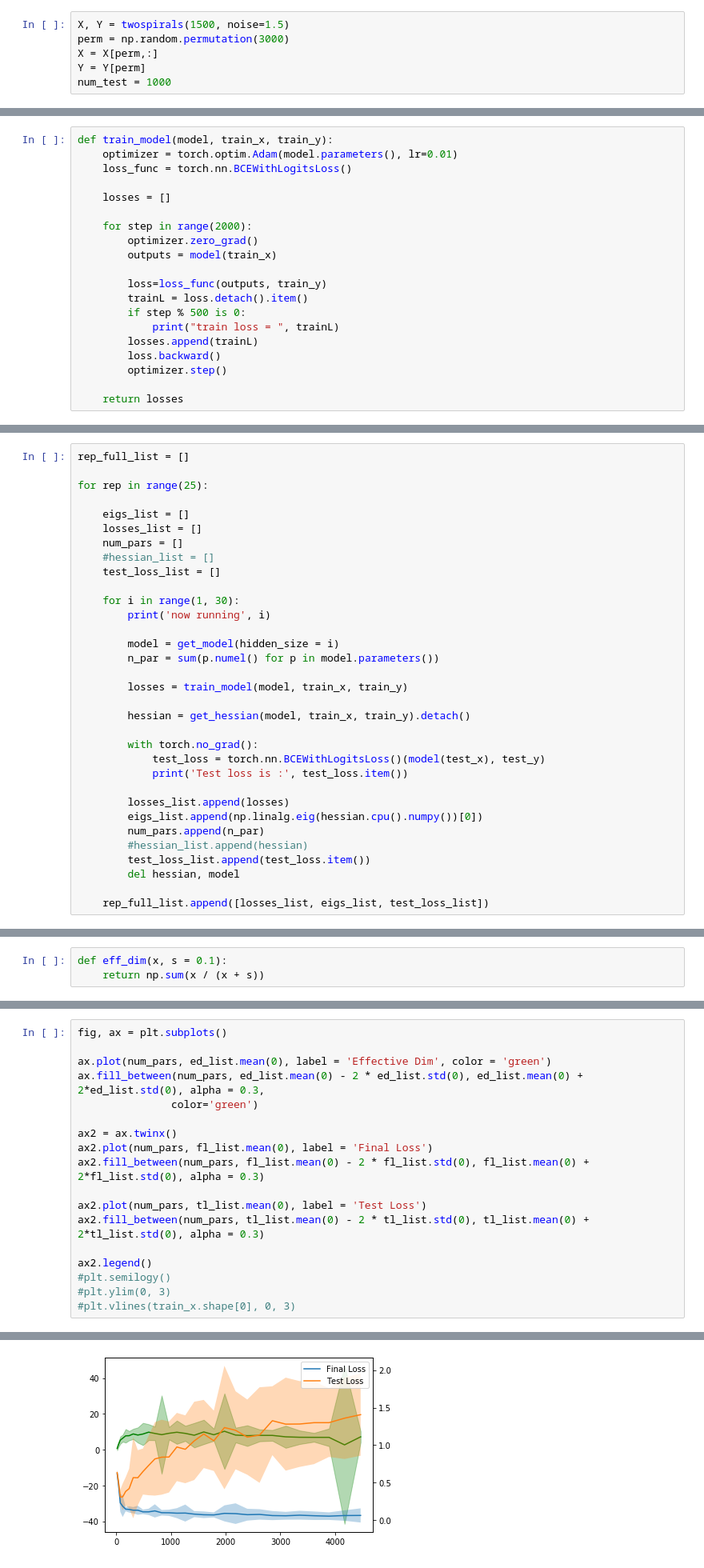
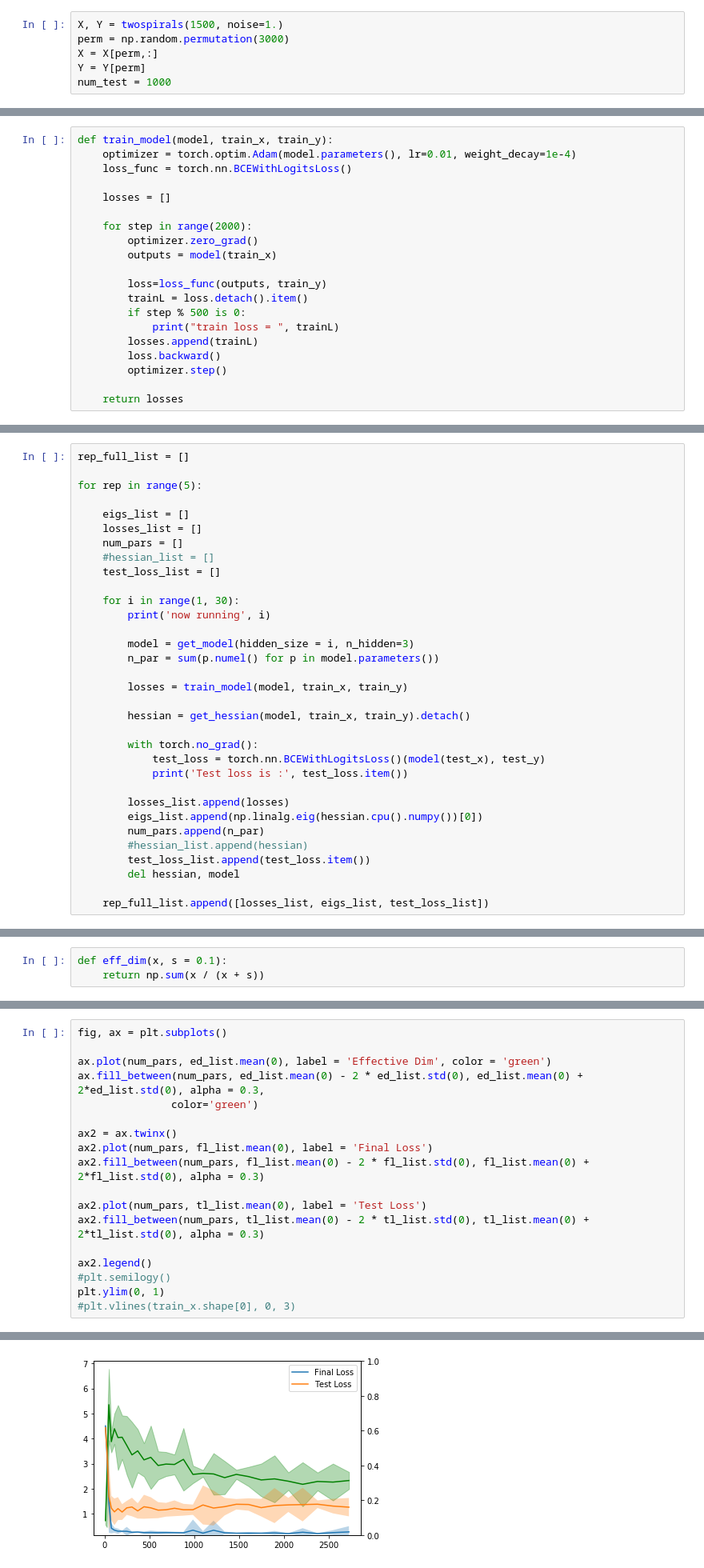
Before and after one commit to g-benton/hessian-eff-dim, a Jupyter notebook: notebooks/two_spirals_dimensionality.ipynb, the cells around one changed output, grey strips where cells are left out. Shown at 80% size. Saved outputs shown, nothing was run; the diff lists cells and outputs as text.

```diff
--- a/notebooks/two_spirals_dimensionality.ipynb
+++ b/notebooks/two_spirals_dimensionality.ipynb
@@ -25,5 +25,5 @@ array([5, 2, 3, 6, 1, 7, 9, 8, 4, 0])
 # %%
-X, Y = twospirals(1500, noise=1.5)
+X, Y = twospirals(1500, noise=1.)
 perm = np.random.permutation(3000)
 X = X[perm,:]
 Y = Y[perm]
@@ -60,7 +60,7 @@ if use_cuda:
     test_x, test_y = test_x.cuda(), test_y.cuda()
 # %%
 def train_model(model, train_x, train_y):
-    optimizer = torch.optim.Adam(model.parameters(), lr=0.01)
+    optimizer = torch.optim.Adam(model.parameters(), lr=0.01, weight_decay=1e-4)
     loss_func = torch.nn.BCEWithLogitsLoss()
 
     losses = []
@@ -115,7 +115,7 @@ def get_hessian(model, train_x, train_y):
 # %%
 rep_full_list = []
 
-for rep in range(25):
+for rep in range(5):
 
     eigs_list = []
     losses_list = []
@@ -126,7 +126,7 @@ for rep in range(25):
     for i in range(1, 30):
         print('now running', i)
 
-        model = get_model(hidden_size = i)
+        model = get_model(hidden_size = i, n_hidden=3)
         n_par = sum(p.numel() for p in model.parameters())
 
         losses = train_model(model, train_x, train_y)
@@ -195,6 +195,6 @@ ax2.fill_between(num_pars, tl_list.mean(0) - 2 * tl_list.std(0), tl_list.mean(0)
 
 ax2.legend()
 #plt.semilogy()
-#plt.ylim(0, 3)
+plt.ylim(0, 1)
 #plt.vlines(train_x.shape[0], 0, 3)
 # %% [output]
@@ -202,4 +202,4 @@ ax2.legend()
-[figure, old version]
+[figure, new version]
 # %%
 plt.plot(num_pars, tl_list.mean(0), label = 'Test Loss', color= 'blue')
 plt.fill_between(num_pars, tl_list.mean(0) - 2 * tl_list.std(0), tl_list.mean(0) + 2*tl_list.std(0), alpha = 0.3)
```
Also changed, not shown: parts of 10 cells of this notebook, 1 other file.
